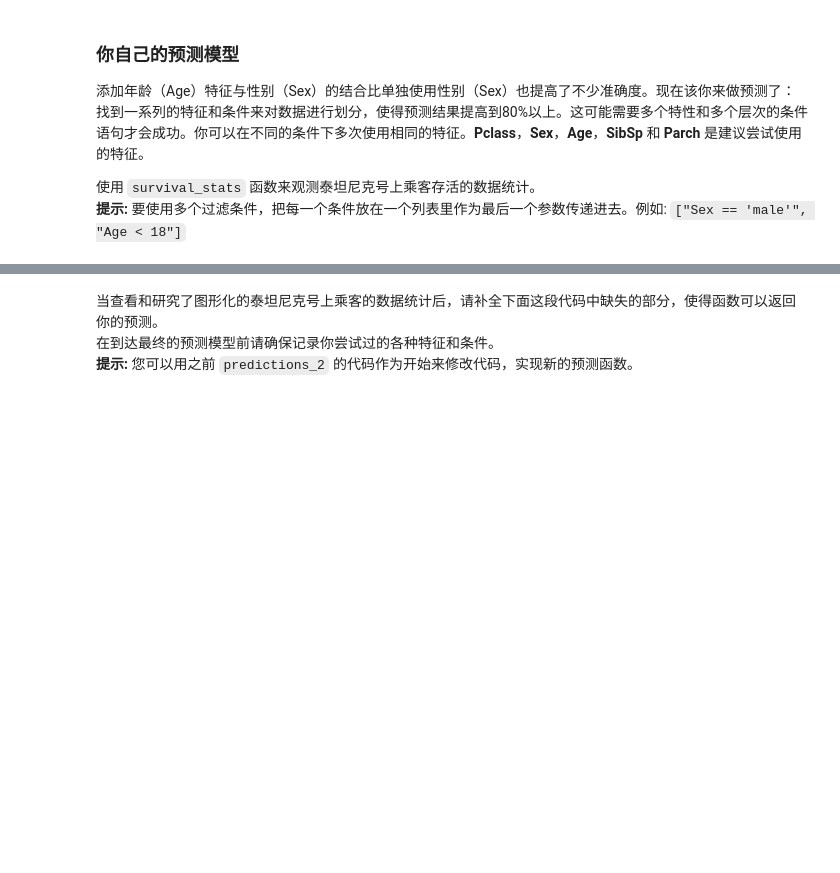
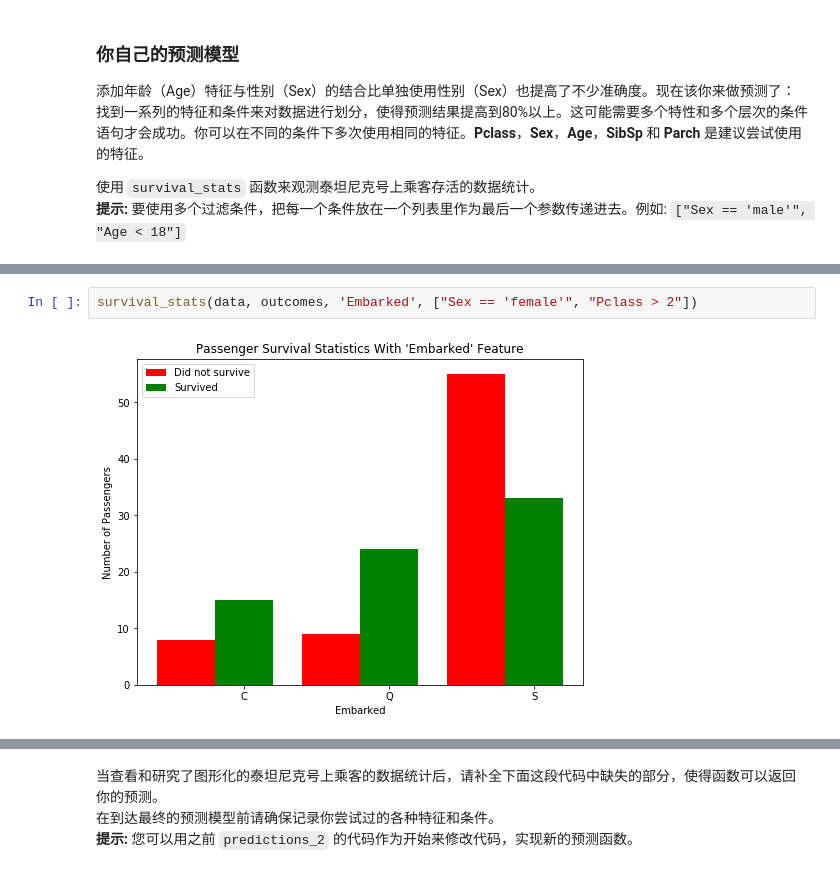
Before and after one commit to LeeZhe/machine-Learning, a Jupyter notebook: titanic_survival_exploration-master/titanic_survival_exploration.ipynb, the cells around one changed output, grey strips where cells are left out. Saved outputs shown, nothing was run; the diff lists cells and outputs as text; blank space fills up the shorter version.

```diff
--- a/titanic_survival_exploration-master/titanic_survival_exploration.ipynb
+++ b/titanic_survival_exploration-master/titanic_survival_exploration.ipynb
@@ -214,0 +223,4 @@ survival_stats(data, outcomes, 'Fare', ['Sex == "male"', "Age >= 7","Embarked !=
+# %%
+survival_stats(data, outcomes, 'Embarked', ["Sex == 'female'", "Pclass > 2"])
+# %% [output]
+[figure, added]
```
Also changed, not shown: parts of 11 cells of this notebook.
